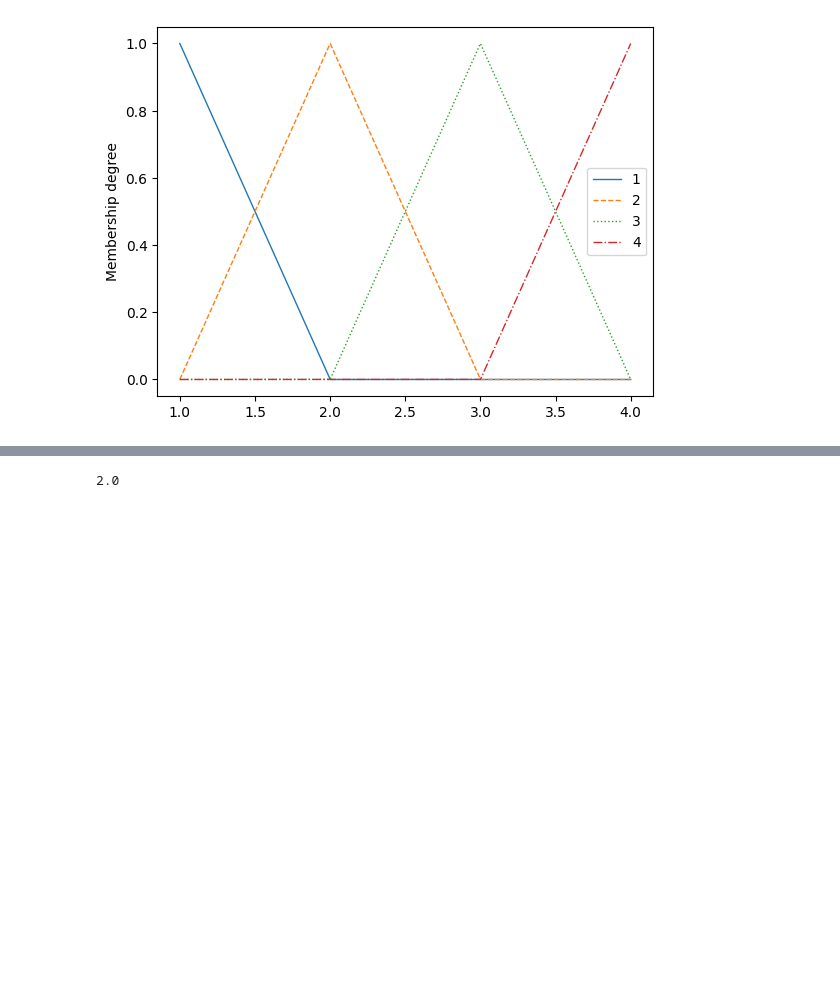
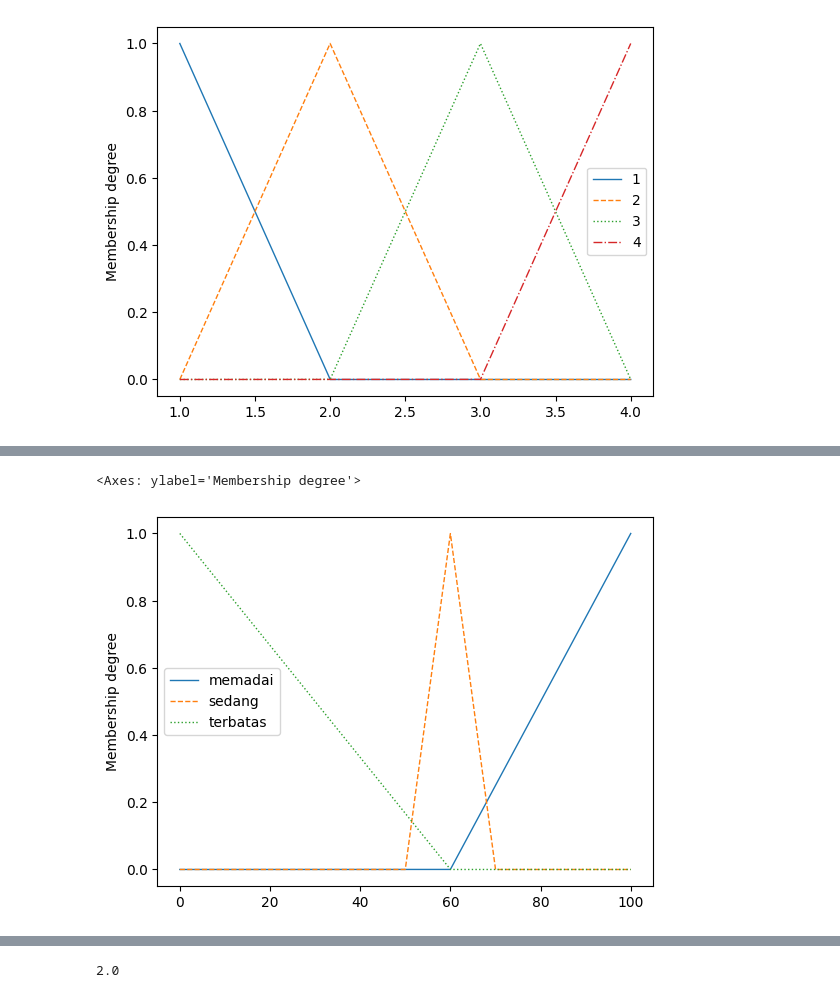
Before and after one commit to mrtalhim/ppkm_fuzzy, a Jupyter notebook: fuzzy_ppkm.ipynb, the cells around one changed output, grey strips where cells are left out. Drawn from its saved outputs; the diff is of its cells as text; code cells hidden in the pictures; blank space fills up the shorter version.

```diff
--- a/fuzzy_ppkm.ipynb
+++ b/fuzzy_ppkm.ipynb
@@ -202,0 +226,6 @@ FS2.add_rules(rules)
+# %%
+_, ax = plt.subplots()
+lv_vu.draw(ax)
+# %% [output]
+<Axes: ylabel='Membership degree'>
+[figure, added]
```
Also changed, not shown: parts of 11 cells of this notebook, 2 other files.
